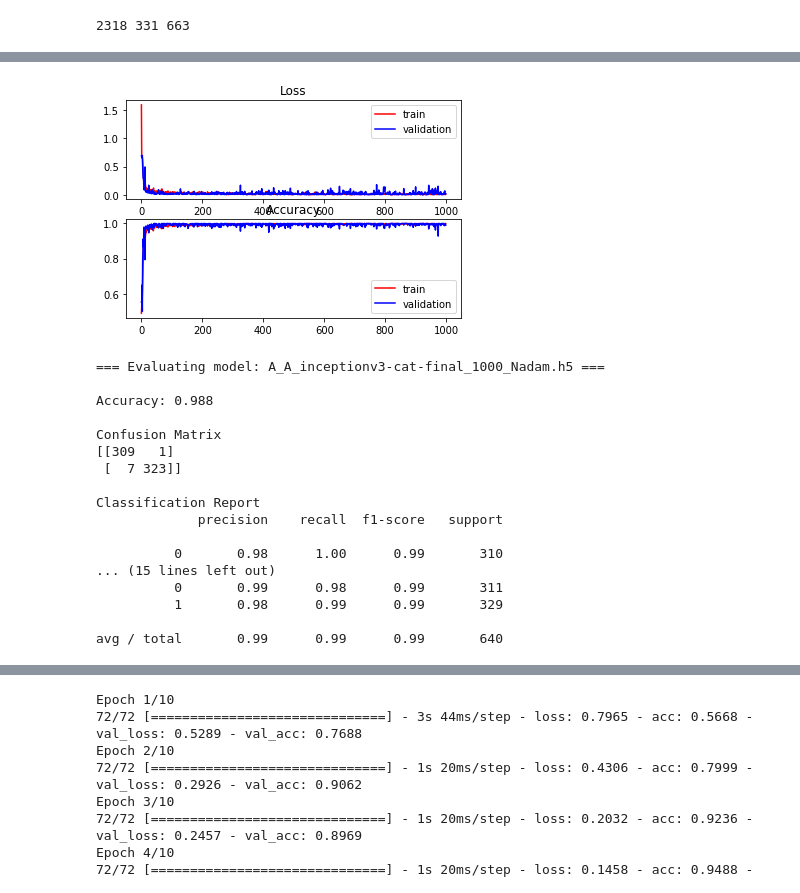
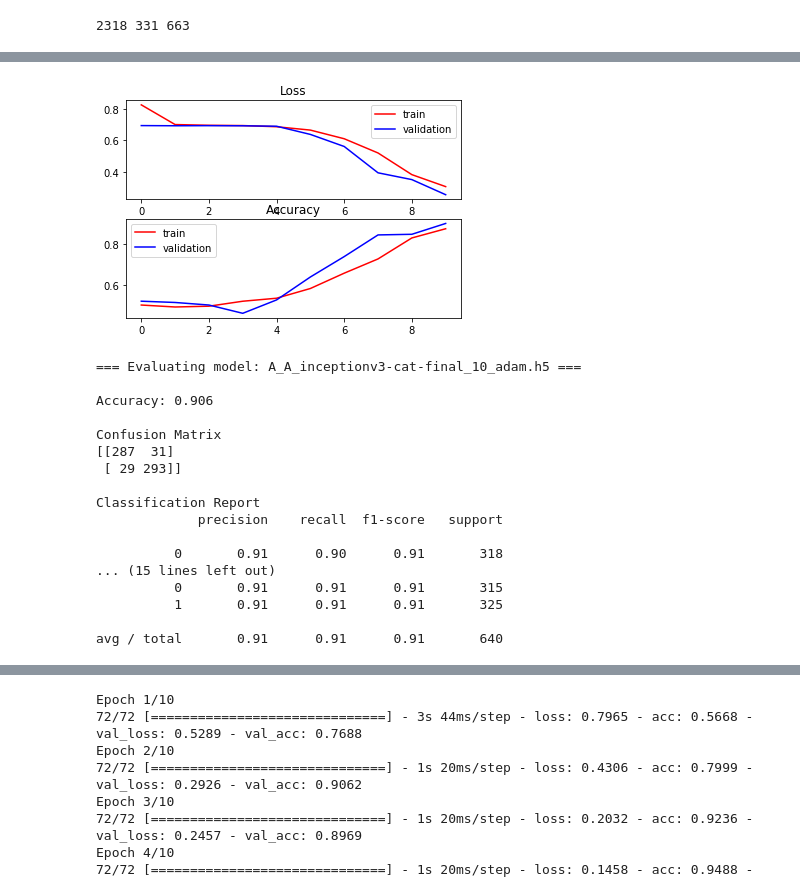
Before and after one commit to micky619/holiday-similarity, a Jupyter notebook: src/accton_07.ipynb, the cells around one changed output, grey strips where cells are left out. Saved outputs shown, nothing was run; the diff lists cells and outputs as text; code cells hidden in the pictures.

```diff
--- a/src/accton_07.ipynb
+++ b/src/accton_07.ipynb
@@ -20,4 +20,4 @@ DATA_DIR = ""
 IMAGE_DIR = os.path.join(DATA_DIR, "images")
 
 BATCH_SIZE = 32
-NUM_EPOCHS = 1000
+NUM_EPOCHS = 10
@@ -175,7 +179,7 @@ def evaluate_model(model_file, test_gen):
     return accuracy
 
 def get_model_file(data_dir, vector_name, merge_mode, borf):
-    return os.path.join(data_dir, "models", "A_A_{:s}-{:s}-{:s}_1000_Nadam.h5"
+    return os.path.join(data_dir, "models", "A_A_{:s}-{:s}-{:s}_10_adam.h5"
                         .format(vector_name, merge_mode, borf))
 # %%
 # Declare and Extract Common Data
@@ -229,7 +233,7 @@ pred = Activation("softmax")(pred)
 model = Model(inputs=[input_1, input_2], outputs=pred)
 # model.summary()
 # In [12]:
-model.compile(optimizer="Nadam", loss="categorical_crossentropy", metrics=["accuracy"])
+model.compile(optimizer="adam", loss="categorical_crossentropy", metrics=["accuracy"])
 # In [13]:
 best_model_name = get_model_file(DATA_DIR, "inceptionv3", "cat", "best")
 checkpoint = ModelCheckpoint(best_model_name, save_best_only=True)
@@ -291,21 +298,21 @@ Epoch 1000/1000
-[figure, old version]
+[figure, new version]
-=== Evaluating model: A_A_inceptionv3-cat-final_1000_Nadam.h5 ===
+=== Evaluating model: A_A_inceptionv3-cat-final_10_adam.h5 ===
 
-Accuracy: 0.988
+Accuracy: 0.906
 
 Confusion Matrix
-[[309   1]
- [  7 323]]
+[[287  31]
+ [ 29 293]]
 
 Classification Report
              precision    recall  f1-score   support
 
-          0       0.98      1.00      0.99       310
+          0       0.91      0.90      0.91       318
 ... (15 lines left out)
-          0       0.99      0.98      0.99       311
-          1       0.98      0.99      0.99       329
+          0       0.91      0.91      0.91       315
+          1       0.91      0.91      0.91       325
 
-avg / total       0.99      0.99      0.99       640
+avg / total       0.91      0.91      0.91       640
 # %%
 train_gen = data_generator(train_triples, VECTOR_SIZE, vec_dict, BATCH_SIZE)
 val_gen = data_generator(val_triples, VECTOR_SIZE, vec_dict, BATCH_SIZE)
```
Also changed, not shown: parts of 6 cells of this notebook, 6 other files.
